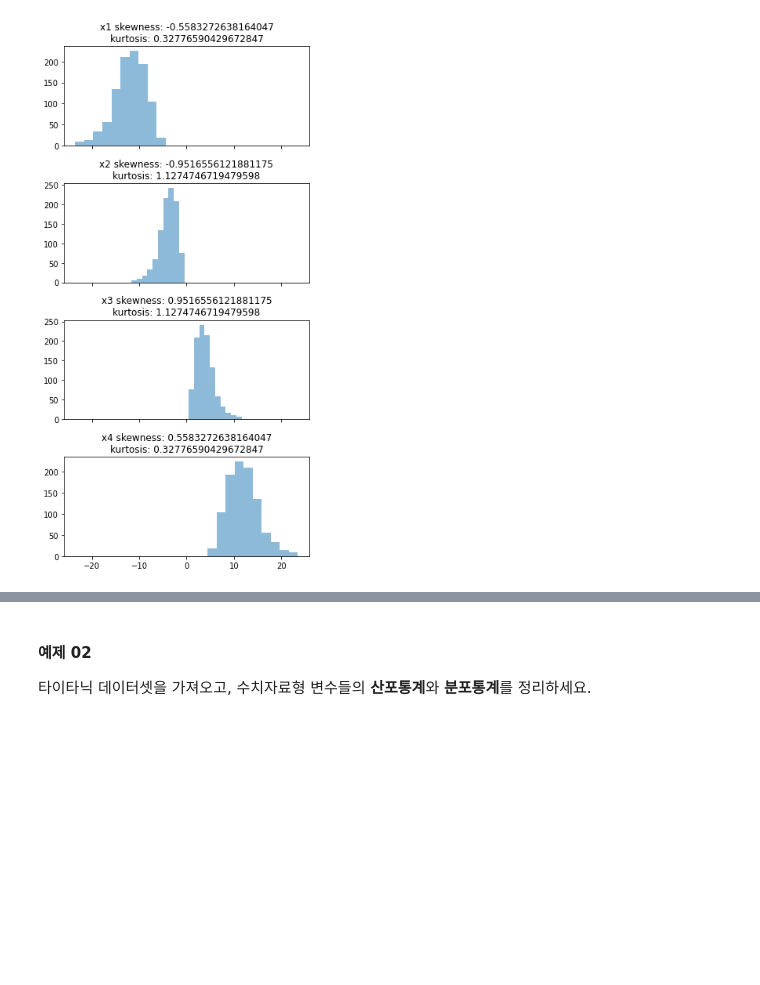
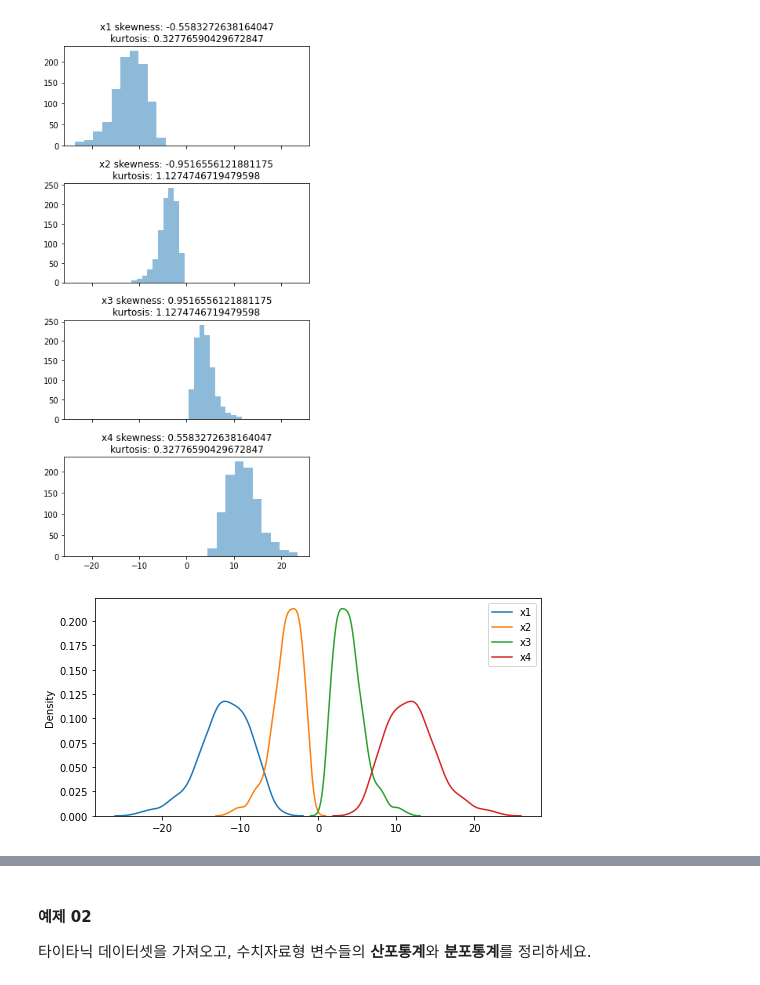
Before and after one commit to PomesHouse/SkillTreePython-DataAnalysis, a Jupyter notebook: 03.통계기반데이터분석/ch03_06_기초통계_분포통계량.ipynb, the cells around one changed output, grey strips where cells are left out. Saved outputs shown, nothing was run; the diff lists cells and outputs as text; code cells hidden in the pictures; blank space fills up the shorter version.

```diff
--- a/03.통계기반데이터분석/ch03_06_기초통계_분포통계량.ipynb
+++ b/03.통계기반데이터분석/ch03_06_기초통계_분포통계량.ipynb
@@ -207,3 +227,12 @@ for i, j in enumerate([x1, x2, x3, x4]):
     fig.tight_layout()
 # %% [output]
 [figure]
+# %%
+fig = plt.figure(figsize=(8,4))
+xs = ['x1','x2','x3','x4']
+for x in xs:
+  sns.kdeplot(eval(x))
+plt.legend(xs)
+plt.show()
+# %% [output]
+[figure, added]
```
Also changed, not shown: parts of 5 cells of this notebook.
